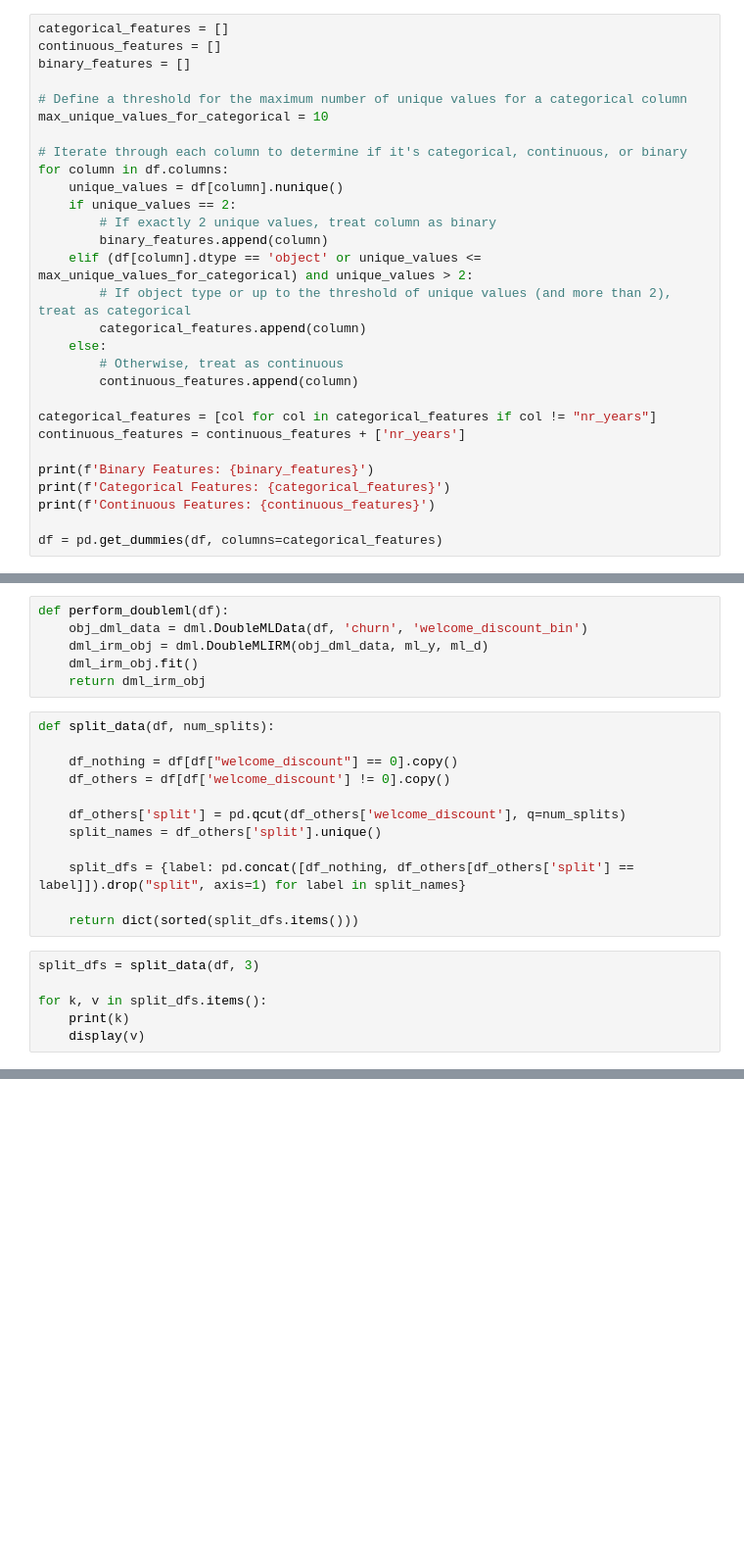
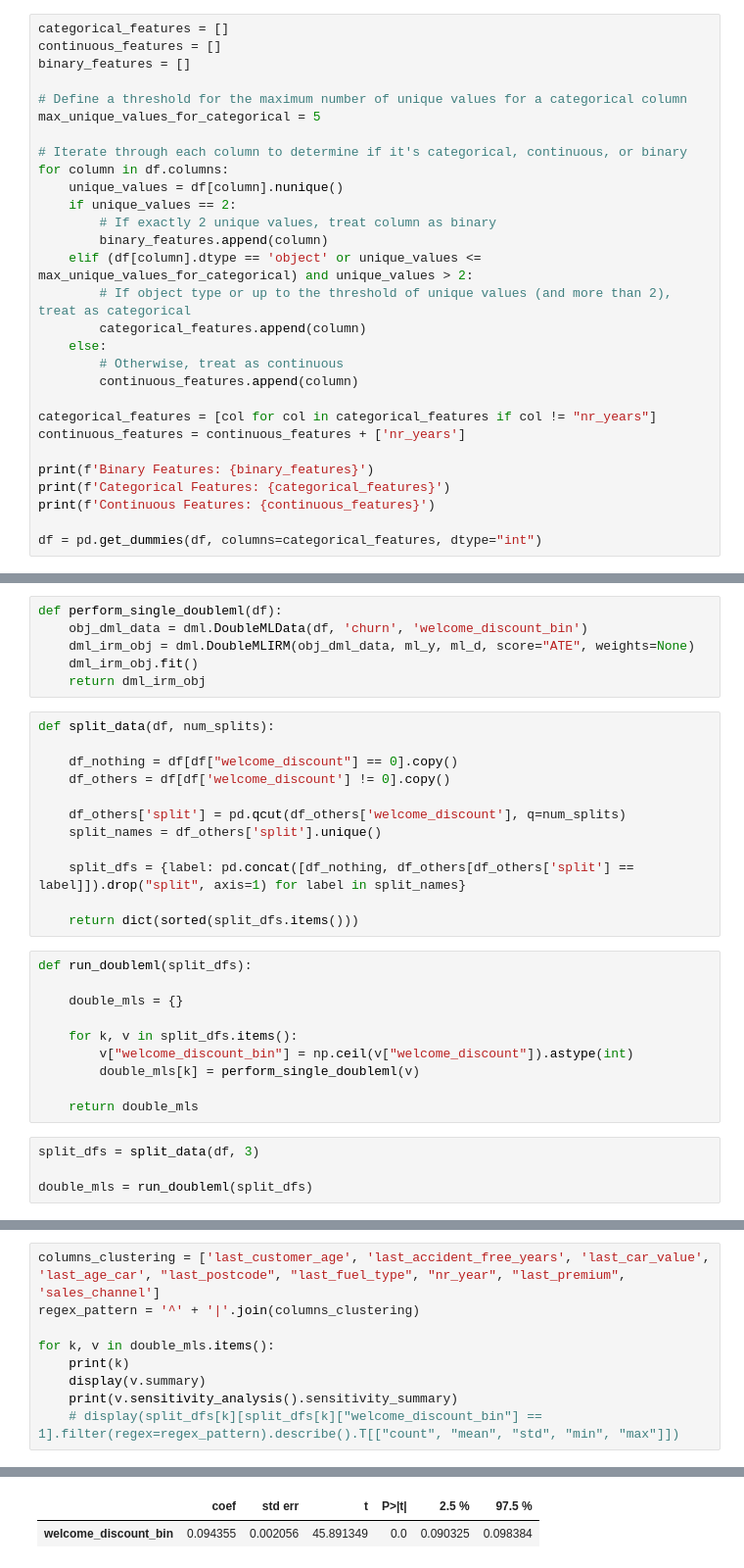
Before and after one commit to victormorizon/baqm-seminar-16, a Jupyter notebook: second_stage/doubleml_victor.ipynb, the cells around one changed output, grey strips where cells are left out. Shown at 98% size. Cells and saved outputs as stored; diff of their text form; blank space fills up the shorter version.

```diff
--- a/second_stage/doubleml_victor.ipynb
+++ b/second_stage/doubleml_victor.ipynb
@@ -37,7 +37,7 @@ continuous_features = []
 binary_features = []
 
 # Define a threshold for the maximum number of unique values for a categorical column
-max_unique_values_for_categorical = 10
+max_unique_values_for_categorical = 5
 
 # Iterate through each column to determine if it's categorical, continuous, or binary
 for column in df.columns:
@@ -59,6 +59,6 @@ print(f'Binary Features: {binary_features}')
 print(f'Categorical Features: {categorical_features}')
 print(f'Continuous Features: {continuous_features}')
 
-df = pd.get_dummies(df, columns=categorical_features)
+df = pd.get_dummies(df, columns=categorical_features, dtype="int")
 # %% [output]
 Binary Features: ['churn', 'last_allrisk basis', 'last_allrisk compleet', 'last_allrisk royaal', 'last_wa-extra', 'fake_alarm', 'policyholder_change', 'n_last_vs_peak', 'lpa']
@@ -119,9 +119,9 @@ ml_y = lgb.LGBMClassifier(
 # %% [markdown]
 # Setup DML
 # %%
-def perform_doubleml(df):
+def perform_single_doubleml(df):
     obj_dml_data = dml.DoubleMLData(df, 'churn', 'welcome_discount_bin')
-    dml_irm_obj = dml.DoubleMLIRM(obj_dml_data, ml_y, ml_d)
+    dml_irm_obj = dml.DoubleMLIRM(obj_dml_data, ml_y, ml_d, score="ATE", weights=None)
     dml_irm_obj.fit()
     return dml_irm_obj
 # %%
@@ -136,9 +136,17 @@ def split_data(df, num_splits):
     split_dfs = {label: pd.concat([df_nothing, df_others[df_others['split'] == label]]).drop("split", axis=1) for label in split_names}
 
     return dict(sorted(split_dfs.items()))
+# %%
+def run_doubleml(split_dfs):
+
+    double_mls = {}
+
+    for k, v in split_dfs.items():
+        v["welcome_discount_bin"] = np.ceil(v["welcome_discount"]).astype(int)
+        double_mls[k] = perform_single_doubleml(v)
+
+    return double_mls
 # %%
 split_dfs = split_data(df, 3)
 
-for k, v in split_dfs.items():
-    print(k)
-    display(v)
+double_mls = run_doubleml(split_dfs)
@@ -212,0 +153,10 @@ display(dml_high.summary)
+# %%
+columns_clustering = ['last_customer_age', 'last_accident_free_years', 'last_car_value', 'last_age_car', "last_postcode", "last_fuel_type", "nr_year", "last_premium", 'sales_channel']
+regex_pattern = '^' + '|'.join(columns_clustering)
+
+for k, v in double_mls.items():
+    print(k)
+    display(v.summary)
+    print(v.sensitivity_analysis().sensitivity_summary)
+    # display(split_dfs[k][split_dfs[k]["welcome_discount_bin"] == 1].filter(regex=regex_pattern).describe().T[["count", "mean", "std", "min", "max"]])
+# %% [output]
@@ -212,0 +164,2 @@ display(dml_high.summary)
+|  | coef | std err | t | P>|t| | 2.5 % | 97.5 % |
+| welcome_discount_bin | 0.094355 | 0.002056 | 45.891349 | 0.0 | 0.090325 | 0.098384 |
```
Also changed, not shown: parts of 6 cells of this notebook, 3 other files.
